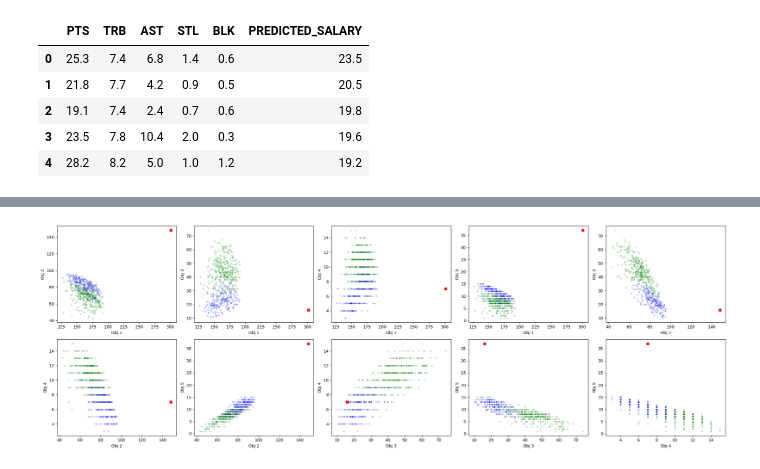
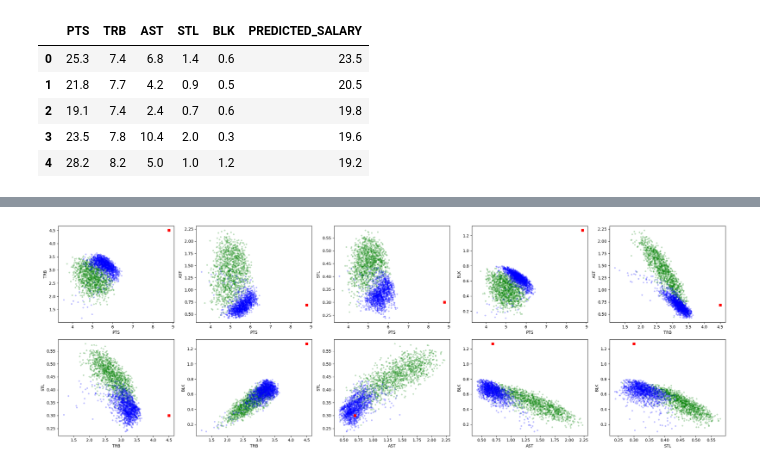
Before and after one commit to rameshsrinivasanuci/multiobjective, a Jupyter notebook: eda_human_inspect.ipynb, the cells around one changed output, grey strips where cells are left out. Drawn from its saved outputs; the diff is of its cells as text; code cells hidden in the pictures.

Commit message:
test nba data scaled with minutes played

```diff
--- a/eda_human_inspect.ipynb
+++ b/eda_human_inspect.ipynb
@@ -45,3 +44,9 @@ selected_nba_data.head()
 | 2 | 19.1 | 7.4 | 2.4 | 0.7 | 0.6 | 19.8 |
 | 3 | 23.5 | 7.8 | 10.4 | 2.0 | 0.3 | 19.6 |
 | 4 | 28.2 | 8.2 | 5.0 | 1.0 | 1.2 | 19.2 |
+# %%
+obj_cols = ['PTS', 'TRB', 'AST', 'STL', 'BLK']
+scaled_selected_nba_data = selected_nba_data.copy()
+scaled_selected_nba_data[obj_cols] = selected_nba_data[obj_cols].div(nba_data['MP'], axis=0)
+items = scaled_selected_nba_data.to_numpy(float)
+scaled_selected_nba_data.head()
@@ -92,7 +108,7 @@ else:
 
 output_dir = "data/eda_results/test"
 os.makedirs(output_dir, exist_ok=True)
-file_path = os.path.join(output_dir, f"{result_type}_test_sim.pkl")
+file_path = os.path.join(output_dir, f"{result_type}_test_scaled.pkl")
 if os.path.exists(file_path):
     print(f"File {file_path} already exists")
 else:
@@ -147,7 +177,7 @@ pop_size = 1_000
 generations = 100
 max_no_improve_gen = 5
 temp = 0.1
-aspi = np.array([301, 148, 16, 7, 37]).astype(float)
+aspi = np.array([8.80, 4.50, 0.69, 0.30, 1.27]).astype(float)
 
 eda_process = eda_distance.KnapsackEDA(
     items=items,
@@ -169,7 +199,7 @@ results = eda_process.run()
 result_type = "eda_human_reweight"
 output_dir = "data/eda_results/test"
 os.makedirs(output_dir, exist_ok=True)
-file_path = os.path.join(output_dir, f"{result_type}_test_nba3.pkl")
+file_path = os.path.join(output_dir, f"{result_type}_test_scaled.pkl")
 if os.path.exists(file_path):
     print(f"File {file_path} already exists")
 else:
@@ -196,55 +208,56 @@ Mode 2 generation 6 (no improve count: 4)
 # %%
-with open(f"data/eda_results/test/eda_test_nba5.pkl", "rb") as f:
+with open(f"data/eda_results/test/eda_test_scaled.pkl", "rb") as f:
     results_actual = pickle.load(f)
 pf_actual = results_actual["converged_pf_table"][-1]
 
-with open(f"data/eda_results/test/eda_human_reweight_test_nba3.pkl", "rb") as f:
+with open(f"data/eda_results/test/eda_human_reweight_test_scaled.pkl", "rb") as f:
     results = pickle.load(f)
 pf = results["converged_pf_table"][-1]
 
-aspi = np.array([301, 148, 16, 7, 37]).astype(float)
+aspi = np.array([8.80, 4.50, 0.69, 0.30, 1.27]).astype(float)
 # %%
 dists = np.abs(pf - aspi).sum(axis=1)
 query_idx = int(np.argmin(dists))
 query_point = pf[query_idx]
 query_point
 # %%
+objective_names = ['PTS', 'TRB', 'AST', 'STL', 'BLK']
 objective_pairs = list(itertools.combinations(range(5), 2))
 fig, axes = plt.subplots(2, 5, figsize=(24, 8))
 axes = axes.ravel()
 for ax, (a, b) in zip(axes, objective_pairs):
     ax.plot(pf_actual[:, a], pf_actual[:, b], "go", alpha=0.2, markersize=3, label="PF")
     ax.plot(pf[:, a], pf[:, b], "bo", alpha=0.2, markersize=3, label="PF")
     # sns.kdeplot(
     #     x=pf_actual_norm[:, a],
     #     y=pf_actual_norm[:, b],
     #     levels=10,
     #     fill=True,
     #     color="green",
     #     ax=ax
     # )
     # sns.kdeplot(
     #     x=pf_norm[:, a],
     #     y=pf_norm[:, b],
     #     levels=10,
     #     fill=True,
     #     color="steelblue",
     #     alpha=0.4,
     #     ax=ax
     # )
     ax.plot(
         aspi[a], aspi[b],
         "rs", alpha=1, markersize=6, label="Aspiration"
     )
-    ax.set_xlabel(f"Obj {a + 1}")
-    ax.set_ylabel(f"Obj {b + 1}")
+    ax.set_xlabel(objective_names[a])
+    ax.set_ylabel(objective_names[b])
     # ax.set_xlim(40, 140)
     # ax.set_ylim(40, 140)
 
 fig.tight_layout()
 plt.show()
 # %% [output]
-[figure, old version]
+[figure, new version]
 # %%
 aspi.shape[0]
 # %%
```
Also changed, not shown: parts of 6 cells of this notebook.
